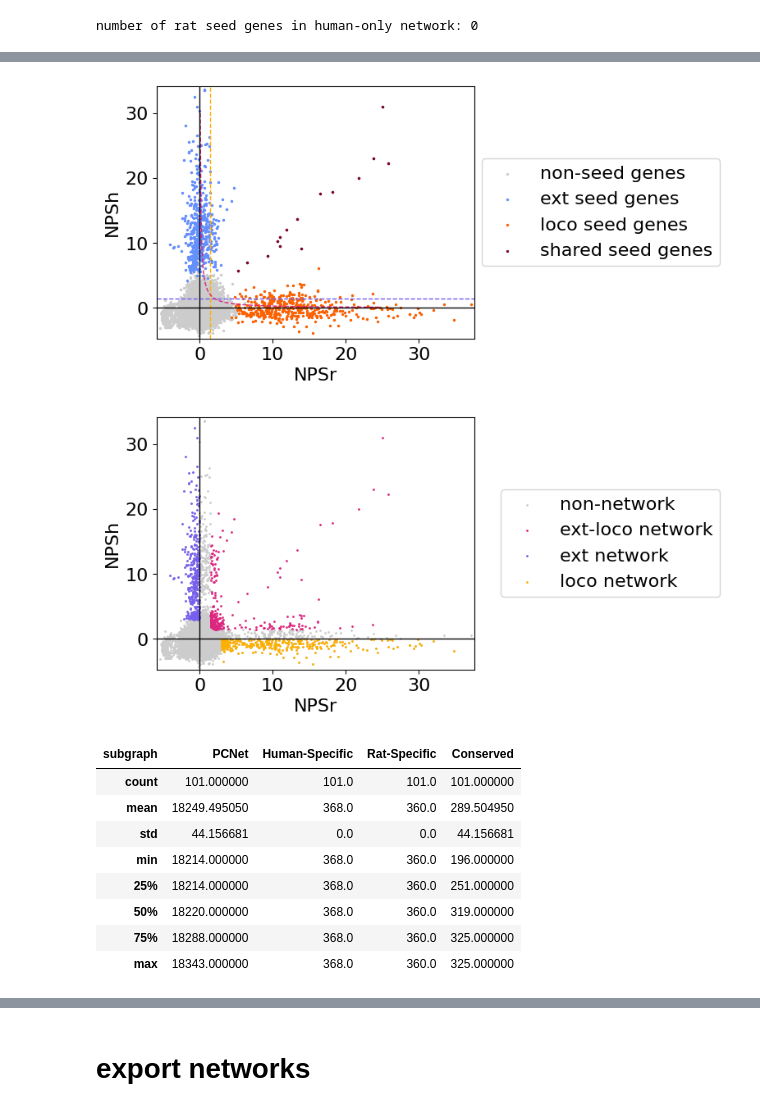
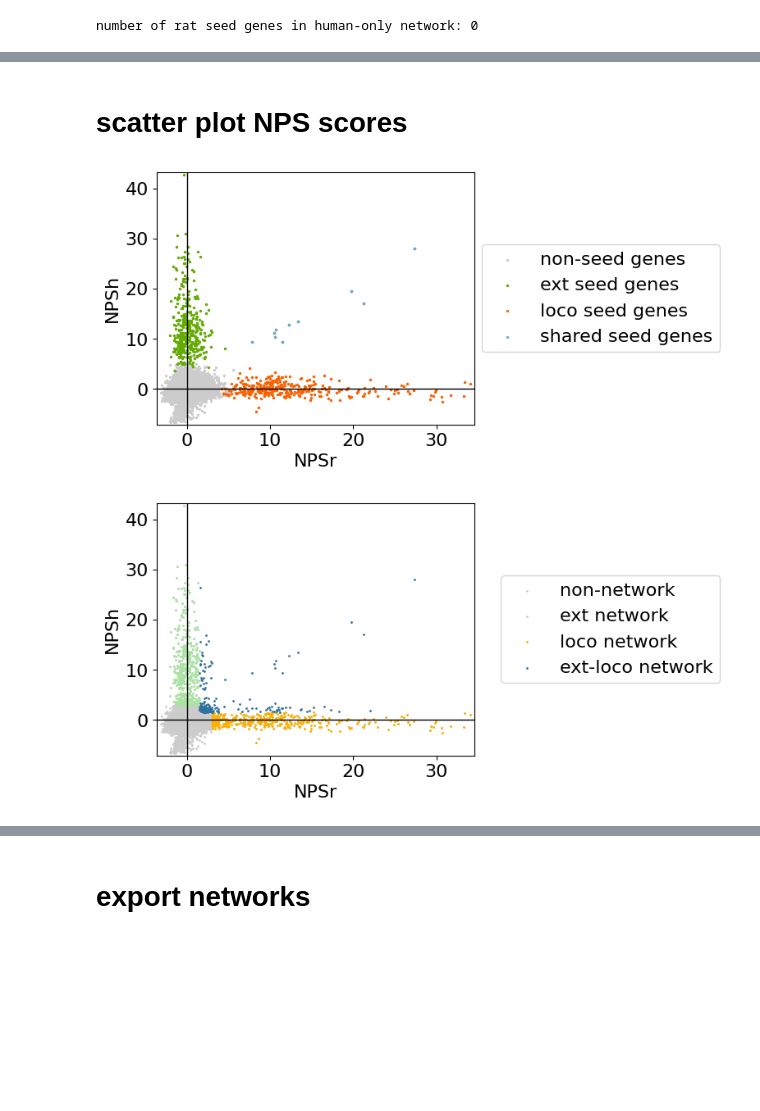
Before and after one commit to BSLeger/SUD_cross_species, a Jupyter notebook: loco_network_single_species_specific.ipynb, the cells around one changed output, grey strips where cells are left out. Saved outputs shown, nothing was run; the diff lists cells and outputs as text; code cells hidden in the pictures; blank space fills up the shorter version.

```diff
--- a/loco_network_single_species_specific.ipynb
+++ b/loco_network_single_species_specific.ipynb
@@ -213,4 +231,4 @@ dict_keys(['loco_FDR', 'loco_bonf', 'loco_top500', 'loco_gsem_FDR', 'loco_gsem_b
 # %%
-NPS_dict,NPS_dict_series=import_NPS_scores(seed_dict,UUIDs)
+NPS_dict,NPS_dict_series=import_NPS_scores(seed_dict,interactome_name)
 NPS_dict.keys()
 # %% [output]
@@ -291,4 +336,12 @@ print(net2.nodes())
 # %%
+'''
+hm_only=outNetwork.nlargest(len(inNetwork),'NPS_h')
 #hm_only=outNetwork[(outNetwork['NPS_h'] > 3) & (outNetwork['NPS_r'] < 1.5)]
-hm_only=tbl_z[(tbl_z['NPS_h'] > cut_hm_specific['zh']) & (tbl_z['NPS_r'] < cut_hm_specific['zr'])&(tbl_z['NPS_hr']<cut_hm_specific['zhr']) ]
+hm_only=tbl_z[
+(tbl_z['NPS_h'] > cut_hm_specific['zh'])
+& (tbl_z['NPS_r'] < cut_hm_specific['zr'])
+&(tbl_z['NPS_hr']< cut_hm_specific['zhr']) ]
+'''
+#hm_only=tbl_z[(tbl_z['NPS_h'] > 3)]
+hm_only=outNetwork[(outNetwork['NPS_h'] > 3)]
 # %%
@@ -336,0 +380,9 @@ portion of of human seed genes in human-only network: 0.7146739130434783
+# %%
+tbl_z['seed_r']=tbl_z.index.map(lambda x: x in seed_r)
+tbl_z['seed_h']=tbl_z.index.map(lambda x: x in seed_h)
+tbl_z['colocalized_network']=tbl_z.index.map(lambda x: x in inNetwork.index)
+tbl_z['hm_only_network']=tbl_z.index.map(lambda x: x in hm_only.index)
+tbl_z['rat_only_network']=tbl_z.index.map(lambda x: x in rat_only.index)
+if not os.path.exists((f'network_analysis/tbl_network_seed_NPS_{label_h}_{label_r}_{interactome_name}.csv')):
+    print('saving to file')
+    tbl_z.to_csv(f'network_analysis/tbl_network_seed_NPS_{label_h}_{label_r}_{interactome_name}.csv')
@@ -336,0 +406,2 @@ portion of of human seed genes in human-only network: 0.7146739130434783
+# %% [markdown]
+# scatter plot NPS scores
@@ -337,19 +410,21 @@ portion of of human seed genes in human-only network: 0.7146739130434783
+# %%
+save_fig=True
 # %%
 plt.figure(figsize=(5, 4))
 plt.scatter(x=tbl_z['NPS_r'], y=tbl_z['NPS_h'], s=2, color=colour_dict['other'],label='non-seed genes')
 #plt.scatter(x=inNetwork['NPS_r'], y=inNetwork['NPS_h'], s=1, color=colour_dict['shared'],label='network genes')
 #plt.scatter(x=hm_only['NPS_r'], y=hm_only['NPS_h'], s=1, color=colour_dict['ext'],label='ext network genes')
 #plt.scatter(x=rat_only['NPS_r'], y=rat_only['NPS_h'], s=1, color=colour_dict['loco'],label='loco network genes')
-plt.scatter(x=seeds_h['NPS_r'], y=seeds_h['NPS_h'], s=2, color=colour_dict['ext_alt'],label='ext seed genes')
-plt.scatter(x=seeds_r['NPS_r'], y=seeds_r['NPS_h'], s=2, color=colour_dict['loco_alt'],label='loco seed genes')
-plt.scatter(x=seeds_hr['NPS_r'], y=seeds_hr['NPS_h'], s=2, color=colour_dict['shared_alt'],label='shared seed genes')
+plt.scatter(x=seeds_h['NPS_r'], y=seeds_h['NPS_h'], s=2, color=colour_dict[f'{trait_h}_alt'],label='ext seed genes')
+plt.scatter(x=seeds_r['NPS_r'], y=seeds_r['NPS_h'], s=2, color=colour_dict[f'{trait_r}_alt'],label='loco seed genes')
+plt.scatter(x=seeds_hr['NPS_r'], y=seeds_hr['NPS_h'], s=2, color=colour_dict[shared_alt_label],label='shared seed genes')
 
 
 # Set labels and lines for plt
 plt.xlabel('NPSr')
 plt.ylabel('NPSh')
-plt.axvline(x=1.5, color=colour_dict['loco'], linestyle='dashed', linewidth=1)
-plt.axhline(y=1.5, color=colour_dict['ext'], linestyle='dashed', linewidth=1)
+#plt.axvline(x=1.5, color=colour_dict['loco'], linestyle='dashed', linewidth=1)
+#plt.axhline(y=1.5, color=colour_dict['ext'], linestyle='dashed', linewidth=1)
 
 #plt.axvline(x=3, color=colour_dict['loco'], linestyle='dashed', linewidth=1)
 #plt.axhline(y=3, color=colour_dict['ext'], linestyle='dashed', linewidth=1)
@@ -357,45 +432,48 @@ plt.axhline(y=1.5, color=colour_dict['ext'], linestyle='dashed', linewidth=1)
 
 x_points = [(i + 0.0001) / 10 for i in range(-50, 250)]
 combo_line = [3 / x for x in x_points if x > 3 / 50]
-plt.plot([x for x in x_points if x > 3 / 40], combo_line, color=colour_dict['shared'], linestyle='dashed', linewidth=1)
+#plt.plot([x for x in x_points if x > 3 / 40], combo_line, color=colour_dict['shared'], linestyle='dashed', linewidth=1)
 plt.axvline(x=0, color='black', linestyle='solid', linewidth=1)
 plt.axhline(y=0, color='black', linestyle='solid', linewidth=1)
 plt.xlim([min(tbl_z['NPS_r'])-.5, max(tbl_z['NPS_r'])+.5])
 plt.ylim([min(tbl_z['NPS_h'])-.5, max(tbl_z['NPS_h'])+.5])
 plt.legend(loc='center right', bbox_to_anchor=(1.8, 0.5))
 if save_fig:
-    plt.savefig('figures/scatter_seedgene_dist_'+label_r+'_'+label_h+'.svg',bbox_inches='tight')
+    plt.savefig(f'figures/scatter_seedgene_dist_{label_r}_{label_h}.svg',bbox_inches='tight')
+    plt.savefig(f'figures/scatter_seedgene_dist_{label_r}_{label_h}.png',dpi=600,bbox_inches='tight')
 # %% [output]
-[figure, old version]
+[figure, new version]
 # %%
 plt.figure(figsize=(5, 4))
 
 plt.scatter(x=outNetwork['NPS_r'], y=outNetwork['NPS_h'], s=1, color=colour_dict['other'],label='non-network')
-plt.scatter(x=inNetwork['NPS_r'], y=inNetwork['NPS_h'], s=1, color=colour_dict['shared'],label='ext-loco network')
-plt.scatter(x=hm_only['NPS_r'], y=hm_only['NPS_h'], s=1, color=colour_dict['ext'],label='ext network')
-plt.scatter(x=rat_only['NPS_r'], y=rat_only['NPS_h'], s=1, color=colour_dict['loco'],label='loco network')
+plt.scatter(x=hm_only['NPS_r'], y=hm_only['NPS_h'], s=1, color=colour_dict[trait_h],label='ext network')
+plt.scatter(x=rat_only['NPS_r'], y=rat_only['NPS_h'], s=1, color=colour_dict[trait_r],label='loco network')
+plt.scatter(x=inNetwork['NPS_r'], y=inNetwork['NPS_h'], s=1, color=colour_dict[shared_label],label='ext-loco network')
+
 #plt.scatter(x=seeds_h['NPS_r'], y=seeds_h['NPS_h'], s=1, color=colour_dict['ext_alt'],label='ext seed genes')
 #plt.scatter(x=seeds_r['NPS_r'], y=seeds_r['NPS_h'], s=1, color=colour_dict['loco_alt'],label='loco seed genes')
 #plt.scatter(x=seeds_hr['NPS_r'], y=seeds_hr['NPS_h'], s=1, color=colour_dict['shared_alt'],label='shared seed genes')
 
 
 # Set labels and lines for plt
 plt.xlabel('NPSr')
 plt.ylabel('NPSh')
-#plt.axvline(x=1.5, color=colour_dict['loco'], linestyle='dashed', linewidth=1)
-#plt.axvline(x=3, color=colour_dict['loco'], linestyle='dashed', linewidth=1)
-#plt.axhline(y=1.5, color=colour_dict['ext'], linestyle='dashed', linewidth=1)
-#plt.axhline(y=3, color=colour_dict['ext'], linestyle='dashed', linewidth=1)
-#x_points = [(i + 0.0001) / 10 for i in range(-50, 250)]
+'''plt.axvline(x=1.5, color=colour_dict['shared'], linestyle='dashed', linewidth=1)
+plt.axvline(x=3, color=colour_dict['loco'], linestyle='dashed', linewidth=1)
+plt.axhline(y=1.5, color=colour_dict['shared'], linestyle='dashed', linewidth=1)
+plt.axhline(y=3, color=colour_dict['ext'], linestyle='dashed', linewidth=1)
+'''#x_points = [(i + 0.0001) / 10 for i in range(-50, 250)]
 #combo_line = [3 / x for x in x_points if x > 3 / 50]
 #plt.plot([x for x in x_points if x > 3 / 40], combo_line, color=colour_dict['shared'], linestyle='dashed', linewidth=1)
 
 plt.axvline(x=0, color='black', linestyle='solid', linewidth=1)
 plt.axhline(y=0, color='black', linestyle='solid', linewidth=1)
 plt.xlim([min(tbl_z['NPS_r'])-.5, max(tbl_z['NPS_r'])+.5])
 plt.ylim([min(tbl_z['NPS_h'])-.5, max(tbl_z['NPS_h'])+.5])
 plt.legend(loc='center right', bbox_to_anchor=(1.8, 0.5))
 if save_fig:
-    plt.savefig('figures/scatter_species_networks_dist'+label_r+'_'+label_h+'.svg',bbox_inches='tight')
+    plt.savefig(f'figures/scatter_species_networks_dist{label_r}_{label_h}.svg',bbox_inches='tight')
+    plt.savefig(f'figures/scatter_species_networks_dist{label_r}_{label_h}.png',dpi=600,bbox_inches='tight')
 # %% [output]
-[figure, old version]
+[figure, new version]
@@ -414,12 +479,0 @@ size_df = pd.DataFrame.from_dict(sizes).T
-# %%
-size_df.describe()
-# %% [output]
-| subgraph | PCNet | Human-Specific | Rat-Specific | Conserved |
-| count | 101.000000 | 101.0 | 101.0 | 101.000000 |
-| mean | 18249.495050 | 368.0 | 360.0 | 289.504950 |
-| std | 44.156681 | 0.0 | 0.0 | 44.156681 |
-| min | 18214.000000 | 368.0 | 360.0 | 196.000000 |
-| 25% | 18214.000000 | 368.0 | 360.0 | 251.000000 |
-| 50% | 18220.000000 | 368.0 | 360.0 | 319.000000 |
-| 75% | 18288.000000 | 368.0 | 360.0 | 325.000000 |
-| max | 18343.000000 | 368.0 | 360.0 | 325.000000 |
```
Also changed, not shown: parts of 76 cells of this notebook, 27 other files.
